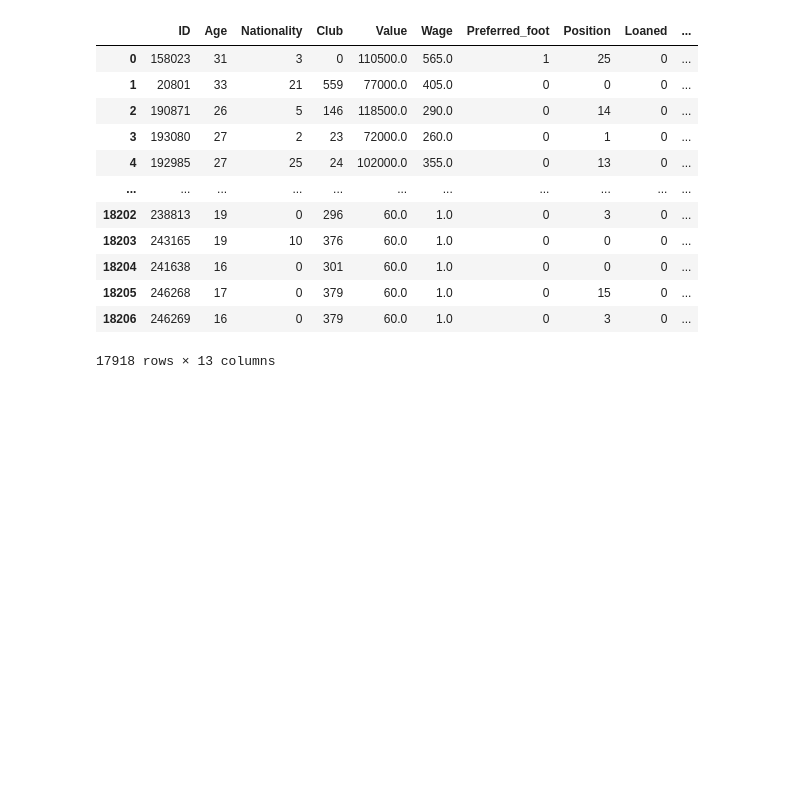
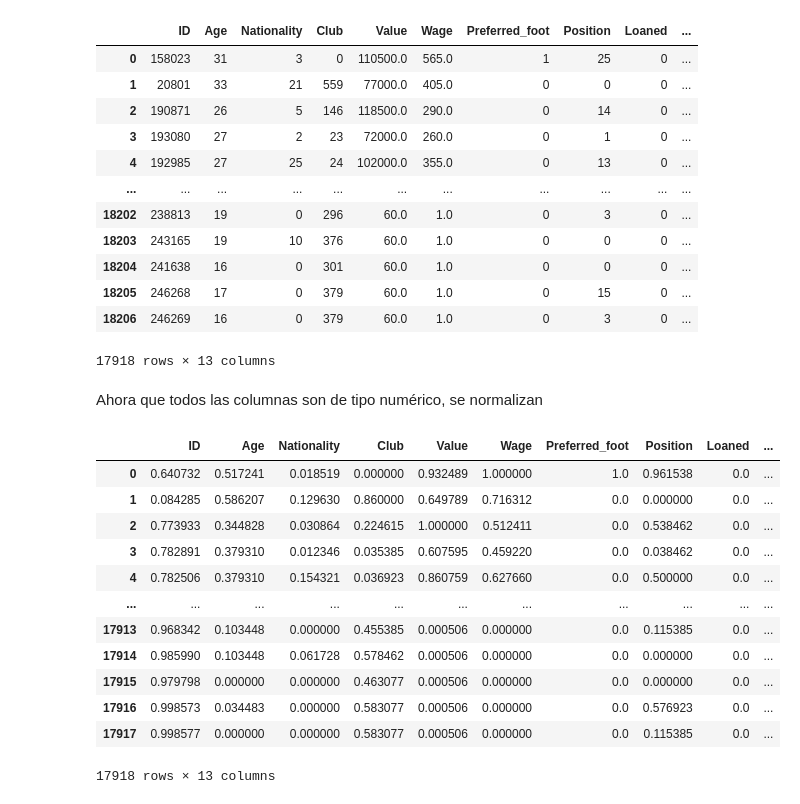
Before and after one commit to GAPPLabs/DataScienceProject, a Jupyter notebook: Proyecto.ipynb, the cells around one changed output. Saved outputs shown, nothing was run; the diff lists cells and outputs as text; code cells hidden in the pictures; blank space fills up the shorter version.

Commit message:
MinMaxScaler is applied to normalizedDataframe

```diff
--- a/Proyecto.ipynb
+++ b/Proyecto.ipynb
@@ -565,3 +565,23 @@ normalizedDataframe
 | 18205 | 246268 | 17 | 0 | 379 | 60.0 | 1.0 | 0 | 15 | 0 | ... |
 | 18206 | 246269 | 16 | 0 | 379 | 60.0 | 1.0 | 0 | 3 | 0 | ... |
 17918 rows × 13 columns
+# %% [markdown]
+Ahora que todos las columnas son de tipo numérico, se normalizan
+# %%
+normalizedDataframe = pd.DataFrame(MinMaxScaler().fit_transform(normalizedDataframe), columns=normalizedDataframe.columns)
+# %%
+normalizedDataframe
+# %% [output]
+|  | ID | Age | Nationality | Club | Value | Wage | Preferred_foot | Position | Loaned | ... |
+| 0 | 0.640732 | 0.517241 | 0.018519 | 0.000000 | 0.932489 | 1.000000 | 1.0 | 0.961538 | 0.0 | ... |
+| 1 | 0.084285 | 0.586207 | 0.129630 | 0.860000 | 0.649789 | 0.716312 | 0.0 | 0.000000 | 0.0 | ... |
+| 2 | 0.773933 | 0.344828 | 0.030864 | 0.224615 | 1.000000 | 0.512411 | 0.0 | 0.538462 | 0.0 | ... |
+| 3 | 0.782891 | 0.379310 | 0.012346 | 0.035385 | 0.607595 | 0.459220 | 0.0 | 0.038462 | 0.0 | ... |
+| 4 | 0.782506 | 0.379310 | 0.154321 | 0.036923 | 0.860759 | 0.627660 | 0.0 | 0.500000 | 0.0 | ... |
+| ... | ... | ... | ... | ... | ... | ... | ... | ... | ... | ... |
+| 17913 | 0.968342 | 0.103448 | 0.000000 | 0.455385 | 0.000506 | 0.000000 | 0.0 | 0.115385 | 0.0 | ... |
+| 17914 | 0.985990 | 0.103448 | 0.061728 | 0.578462 | 0.000506 | 0.000000 | 0.0 | 0.000000 | 0.0 | ... |
+| 17915 | 0.979798 | 0.000000 | 0.000000 | 0.463077 | 0.000506 | 0.000000 | 0.0 | 0.000000 | 0.0 | ... |
+| 17916 | 0.998573 | 0.034483 | 0.000000 | 0.583077 | 0.000506 | 0.000000 | 0.0 | 0.576923 | 0.0 | ... |
+| 17917 | 0.998577 | 0.000000 | 0.000000 | 0.583077 | 0.000506 | 0.000000 | 0.0 | 0.115385 | 0.0 | ... |
+17918 rows × 13 columns
```
